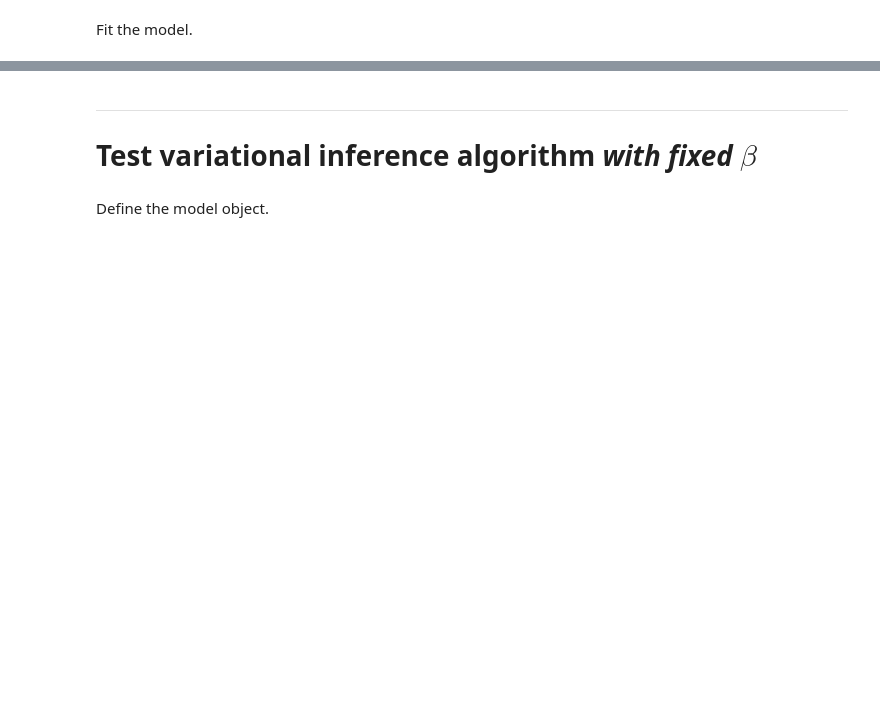
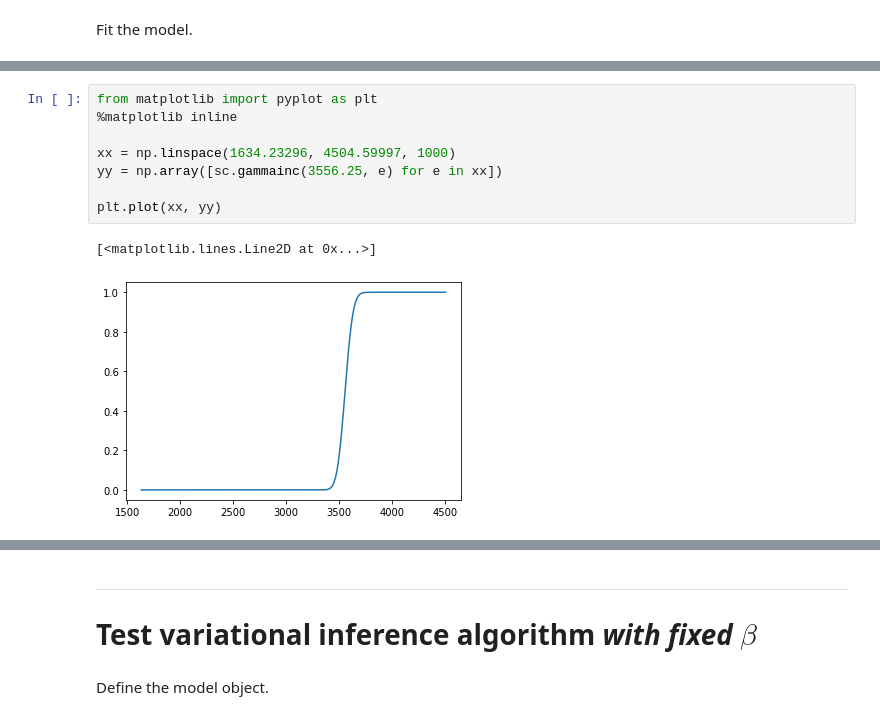
Before and after one commit to trouleau/var-wold, a Jupyter notebook: notebook/5-wt-test-variational-wold-model-fit.ipynb, the cells around one changed output, grey strips where cells are left out. Saved outputs shown, nothing was run; the diff lists cells and outputs as text; blank space fills up the shorter version.

```diff
--- a/notebook/5-wt-test-variational-wold-model-fit.ipynb
+++ b/notebook/5-wt-test-variational-wold-model-fit.ipynb
@@ -173,0 +305,11 @@ Estimated:
+# %%
+from matplotlib import pyplot as plt
+%matplotlib inline
+
+xx = np.linspace(1634.23296, 4504.59997, 1000)
+yy = np.array([sc.gammainc(3556.25, e) for e in xx])
+
+plt.plot(xx, yy)
+# %% [output]
+[<matplotlib.lines.Line2D at 0x...>]
+[figure, added]
```
Also changed, not shown: parts of 17 cells of this notebook, 1 other file.
